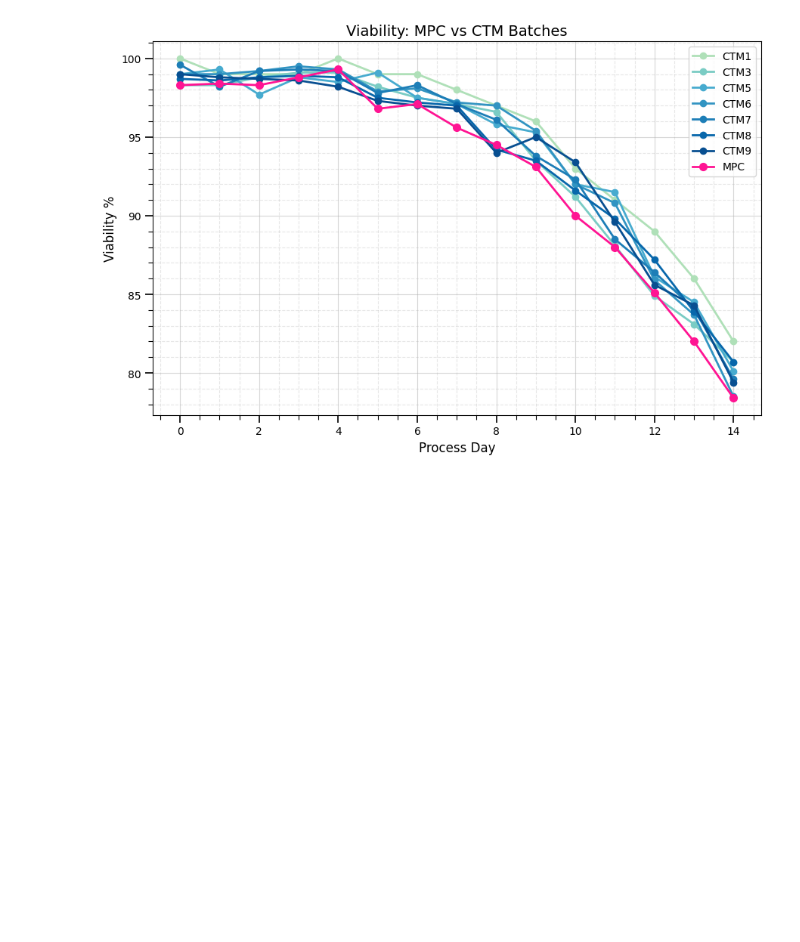
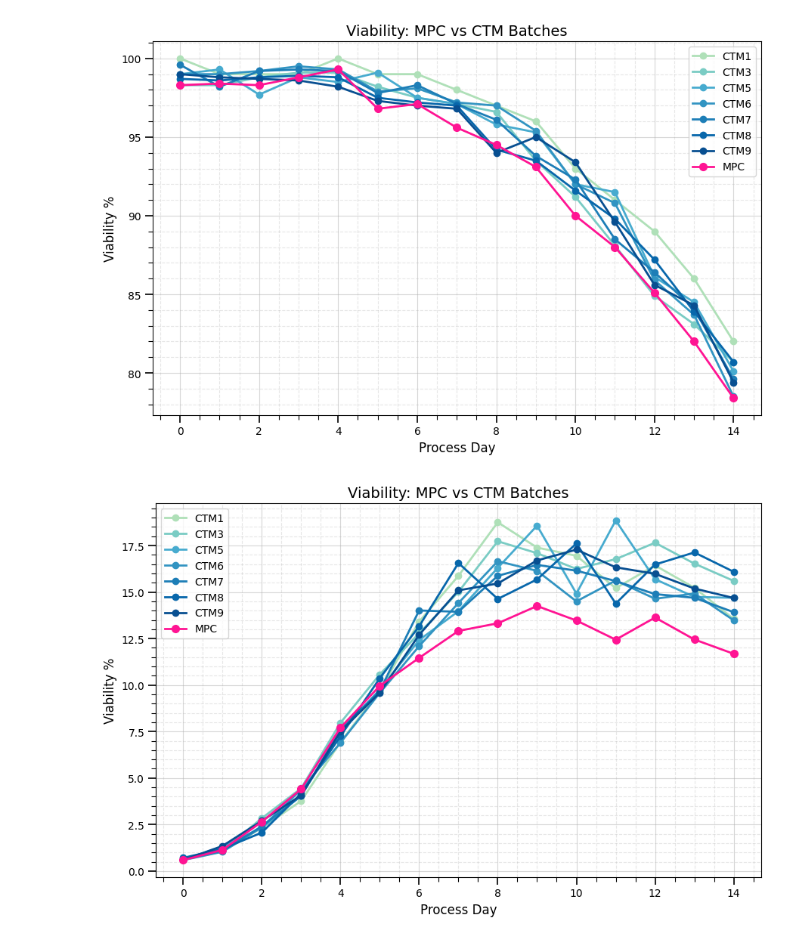
Before and after one commit to zhatz111/state-space-mpc, a Jupyter notebook: data/SAM-1000L-B7H4-experiment/graphs.ipynb, the cells around one changed output. Drawn from its saved outputs; the diff is of its cells as text; code cells hidden in the pictures; blank space fills up the shorter version.

```diff
--- a/data/SAM-1000L-B7H4-experiment/graphs.ipynb
+++ b/data/SAM-1000L-B7H4-experiment/graphs.ipynb
@@ -930,3 +923,66 @@ plt.tight_layout()
 plt.show()
 # %% [output]
 [figure]
+# %%
+x = np.arange(0, 15, 1)
+vcc = np.array([values["total_viable_cells"] for _, values in mpc_data.items()])
+# viability_ctm1 = np.array([values["CellCultureViability"] for _, values in data_ctm1.items()])
+# viability_ctm2 = np.array([values["CellCultureViability"] for _, values in data_ctm2.items()])
+
+plt.figure(figsize=(9, 6))
+
+# --- CTM batches with sequential blue colormap ---
+groups = list(all_ctm_data["Batch"].unique())
+norm = Normalize(vmin=0, vmax=len(groups)-1)  # normalize index to [0, 1]
+
+for i, group in enumerate(groups):
+    if group in ["CTM2", "CTM4"]:
+        continue
+    sub = all_ctm_data[all_ctm_data["Batch"] == group]
+    y = sub["VCC"].values
+    color = GnBu(0.35 + 0.6 * norm(i))  # light red to darker purple range
+
+    plt.plot(
+        x,
+        y,
+        marker="o",
+        linestyle="-",
+        linewidth=2.0,
+        markersize=6,
+        c=color,
+        label=f"{group}",
+    )
+
+plt.plot(
+    x,
+    vcc,
+    marker="o",
+    linestyle="-",
+    linewidth=2,
+    markersize=7,
+    c="deeppink",
+    label="MPC",
+)
+
+# Labels and title
+plt.xlabel("Process Day", fontsize=12)
+plt.ylabel("Viability %", fontsize=12)
+plt.title("Viability: MPC vs CTM Batches", fontsize=14)
+
+# Grid (major + subtle minor)
+plt.grid(which="major", linestyle="-", alpha=0.50)
+plt.grid(which="minor", linestyle="--", alpha=0.30)
+
+# Add minor ticks
+plt.minorticks_on()
+
+# Ticks appearance
+plt.tick_params(axis="both", which="major", length=7, width=1.2)
+plt.tick_params(axis="both", which="minor", length=4, width=0.8)
+plt.legend(frameon=True)
+plt.savefig(save_path / 'figures/EOR/vcc.png', format='png', dpi=300)
+# Clean layout for slides
+plt.tight_layout()
+plt.show()
+# %% [output]
+[figure, added]
```
Also changed, not shown: parts of 5 cells of this notebook, 17 other files.
